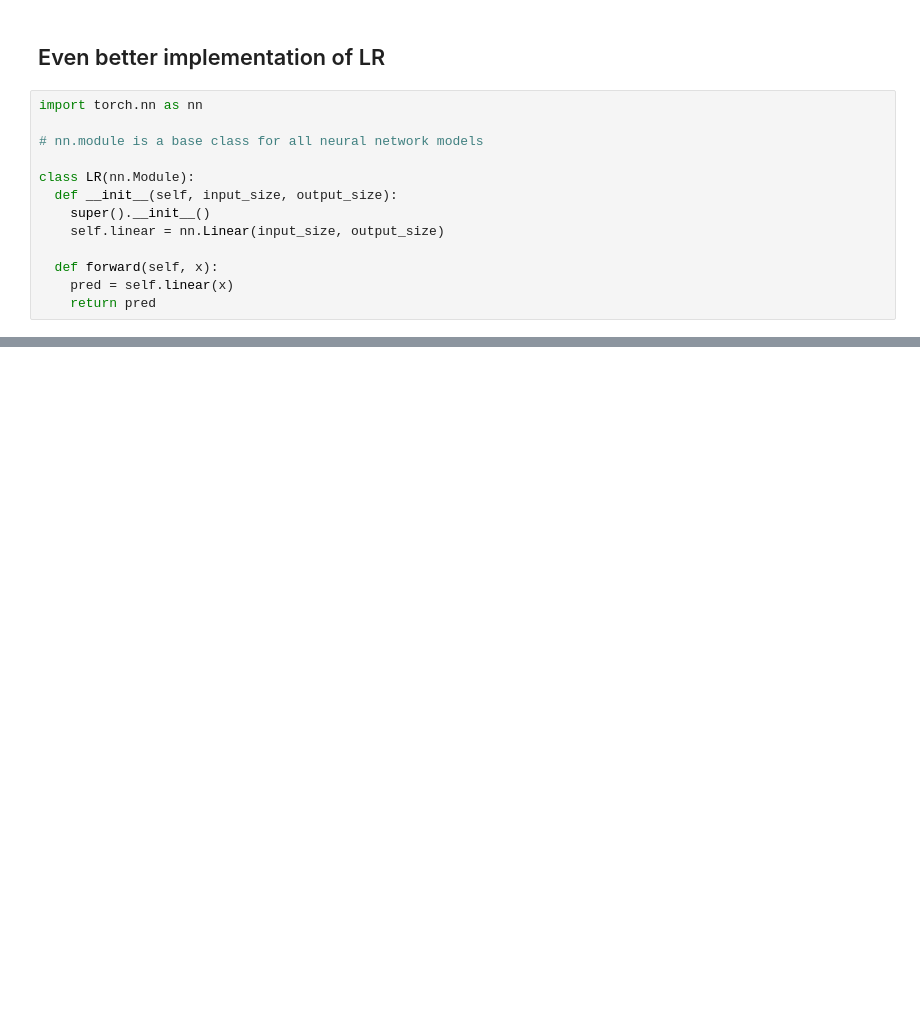
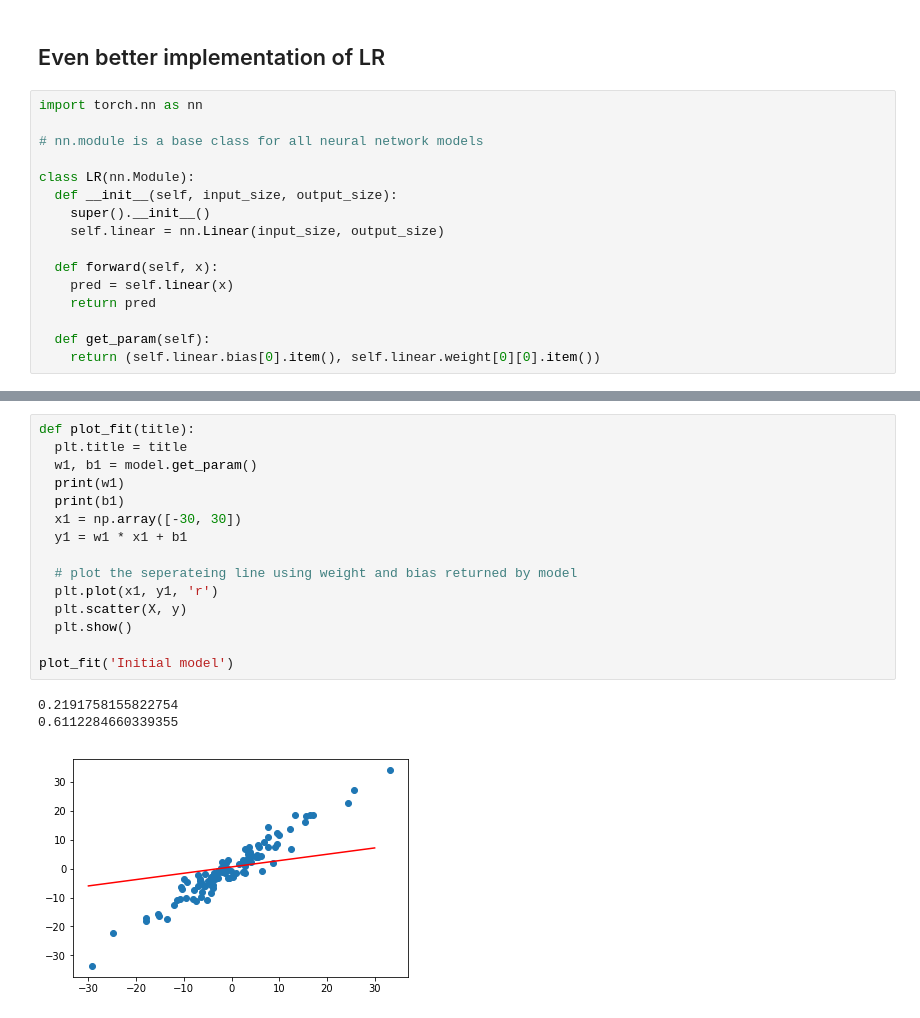
Before and after one commit to DineshDevPandey/Pytorch_basics, a Jupyter notebook: 7_linear_regression.ipynb, the cells around one changed output, grey strips where cells are left out. Drawn from its saved outputs; the diff is of its cells as text; blank space fills up the shorter version.

```diff
--- a/7_linear_regression.ipynb
+++ b/7_linear_regression.ipynb
@@ -55,4 +56,7 @@ class LR(nn.Module):
   def forward(self, x):
     pred = self.linear(x)
     return pred
+
+  def get_param(self):
+    return (self.linear.bias[0].item(), self.linear.weight[0][0].item())
 # %%
@@ -66,0 +102,19 @@ tensor([[0.4760],
+# %%
+def plot_fit(title):
+  plt.title = title
+  w1, b1 = model.get_param()
+  print(w1)
+  print(b1)
+  x1 = np.array([-30, 30])
+  y1 = w1 * x1 + b1
+
+  # plot the seperateing line using weight and bias returned by model
+  plt.plot(x1, y1, 'r')
+  plt.scatter(X, y)
+  plt.show()
+
+plot_fit('Initial model')
+# %% [output]
+0.2191758155822754
+0.6112284660339355
+[figure, added]
```
Also changed, not shown: parts of 8 cells of this notebook.
